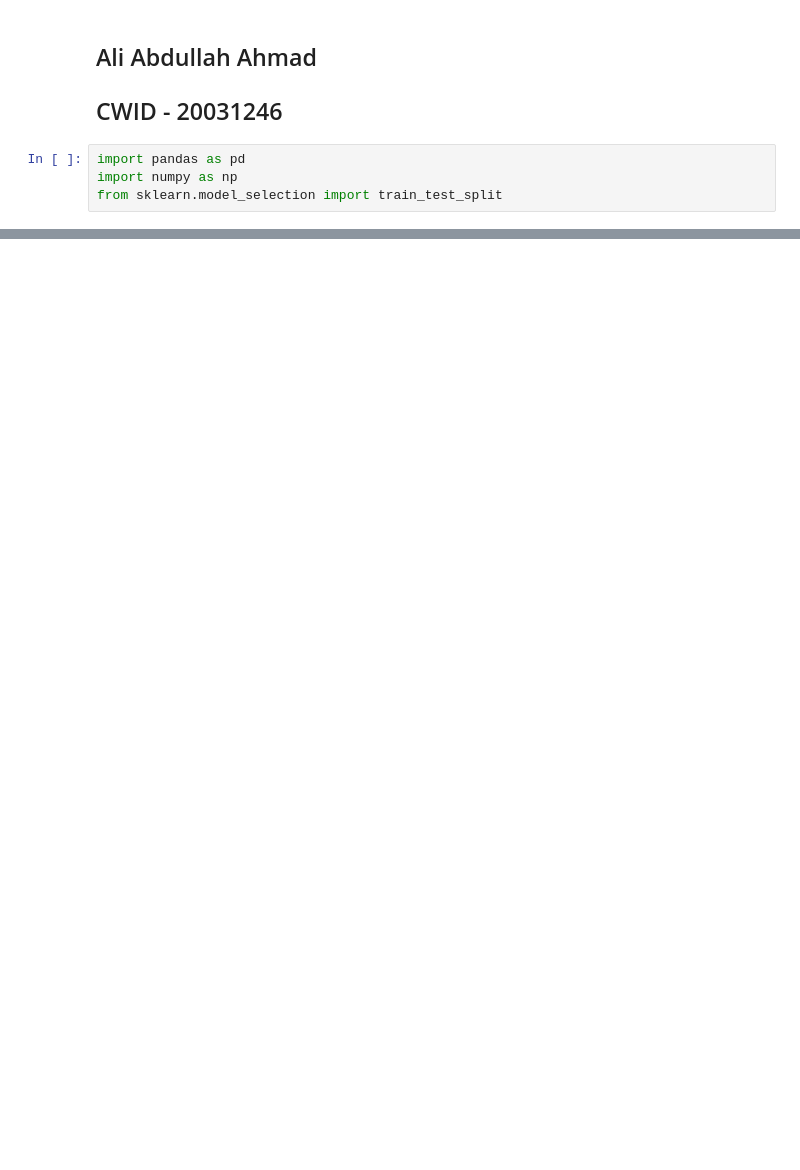
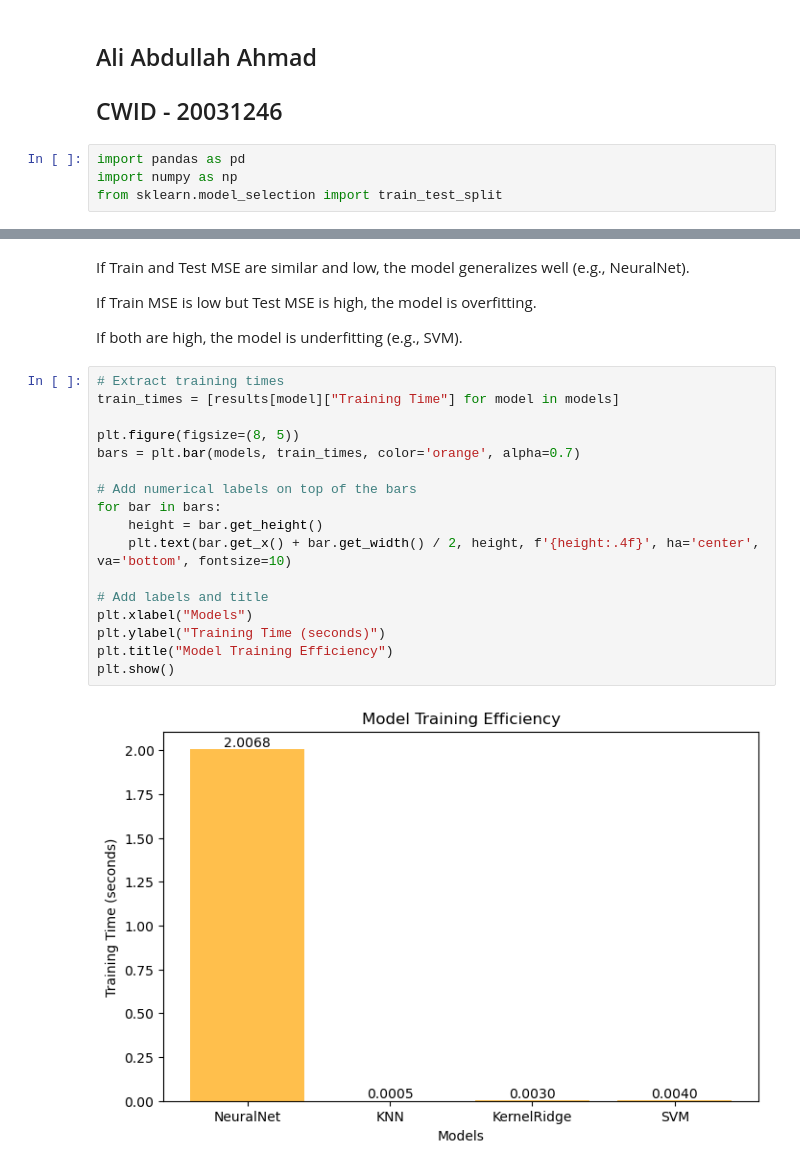
Before and after one commit to TRIPLE-A332/Stevens_IT-MS_in_CS, a Jupyter notebook: SPRING_25/CS559_Applications_of_ML/HW/hw4/Ali_hw4.ipynb, the cells around one changed output, grey strips where cells are left out. Drawn from its saved outputs; the diff is of its cells as text; blank space fills up the shorter version.

```diff
--- a/SPRING_25/CS559_Applications_of_ML/HW/hw4/Ali_hw4.ipynb
+++ b/SPRING_25/CS559_Applications_of_ML/HW/hw4/Ali_hw4.ipynb
@@ -33,0 +113,25 @@ Name: Salary, dtype: float64
+# %% [markdown]
+If Train and Test MSE are similar and low, the model generalizes well (e.g., NeuralNet).
+
+If Train MSE is low but Test MSE is high, the model is overfitting.
+
+If both are high, the model is underfitting (e.g., SVM).
+# %%
+# Extract training times
+train_times = [results[model]["Training Time"] for model in models]
+
+plt.figure(figsize=(8, 5))
+bars = plt.bar(models, train_times, color='orange', alpha=0.7)
+
+# Add numerical labels on top of the bars
+for bar in bars:
+    height = bar.get_height()
+    plt.text(bar.get_x() + bar.get_width() / 2, height, f'{height:.4f}', ha='center', va='bottom', fontsize=10)
+
+# Add labels and title
+plt.xlabel("Models")
+plt.ylabel("Training Time (seconds)")
+plt.title("Model Training Efficiency")
+plt.show()
+# %% [output]
+[figure, added]
```
Also changed, not shown: parts of 21 cells of this notebook, 36 other files.
